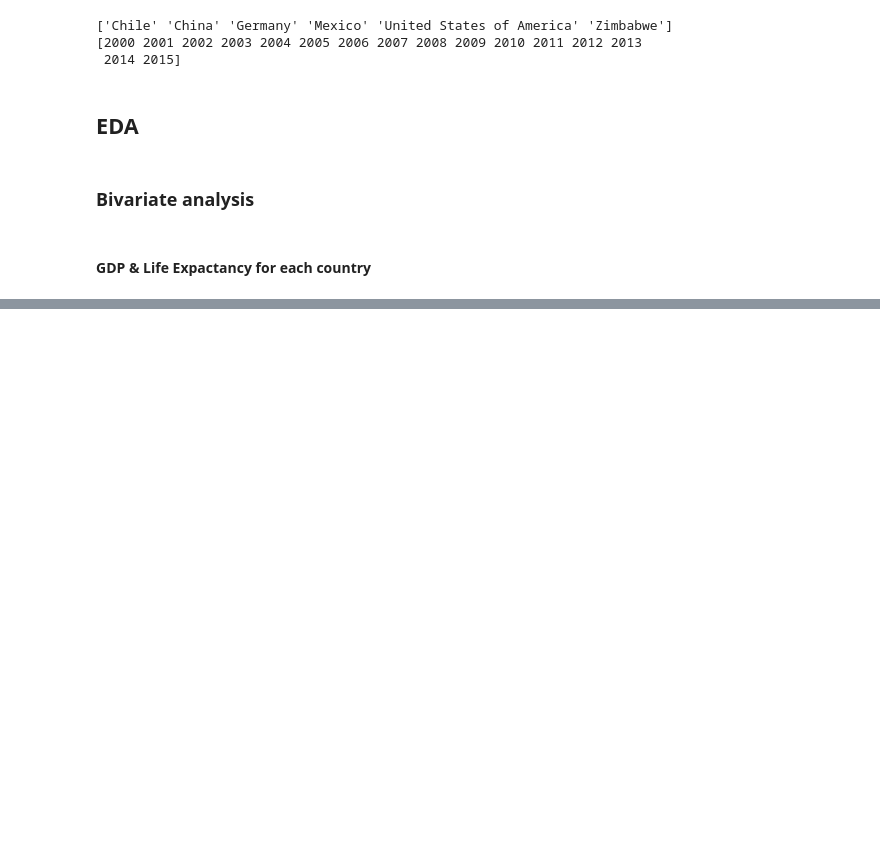
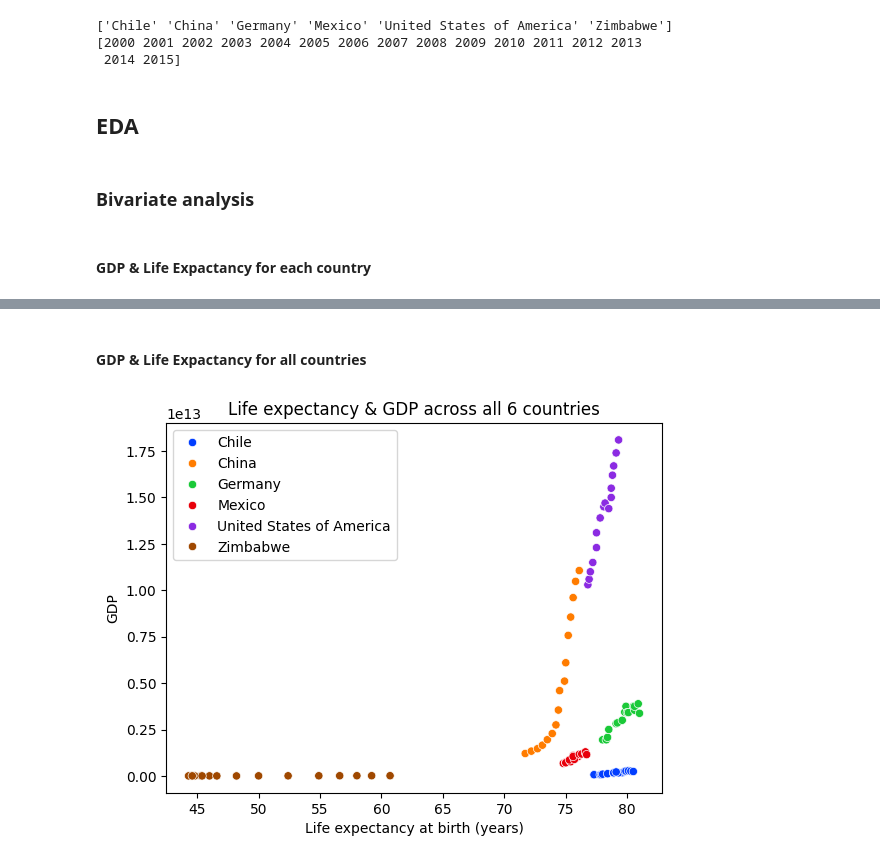
Before and after one commit to likhachov-ux/life-expectancy-and-gdp-project, a Jupyter notebook: life_expectancy_gdp.ipynb, the cells around one changed output, grey strips where cells are left out. Cells and saved outputs as stored; diff of their text form; code cells hidden in the pictures; blank space fills up the shorter version.

```diff
--- a/life_expectancy_gdp.ipynb
+++ b/life_expectancy_gdp.ipynb
@@ -81,0 +104,10 @@ Zimbabwe = df[df.Country == 'Zimbabwe']
+# %% [markdown]
+#### GDP & Life Expactancy for all countries
+# %%
+#scatter plot with 3 variables to visualize because there are two quantitave varibles: Life expectancy & GDP & one
+sns.scatterplot(x=df['Life expectancy at birth (years)'], y=df['GDP'], hue=df['Country'], palette = 'bright')
+plt.title('Life expectancy & GDP across all 6 countries')
+plt.legend()
+plt.show()
+# %% [output]
+[figure, added]
```
Also changed, not shown: parts of 13 cells of this notebook.
